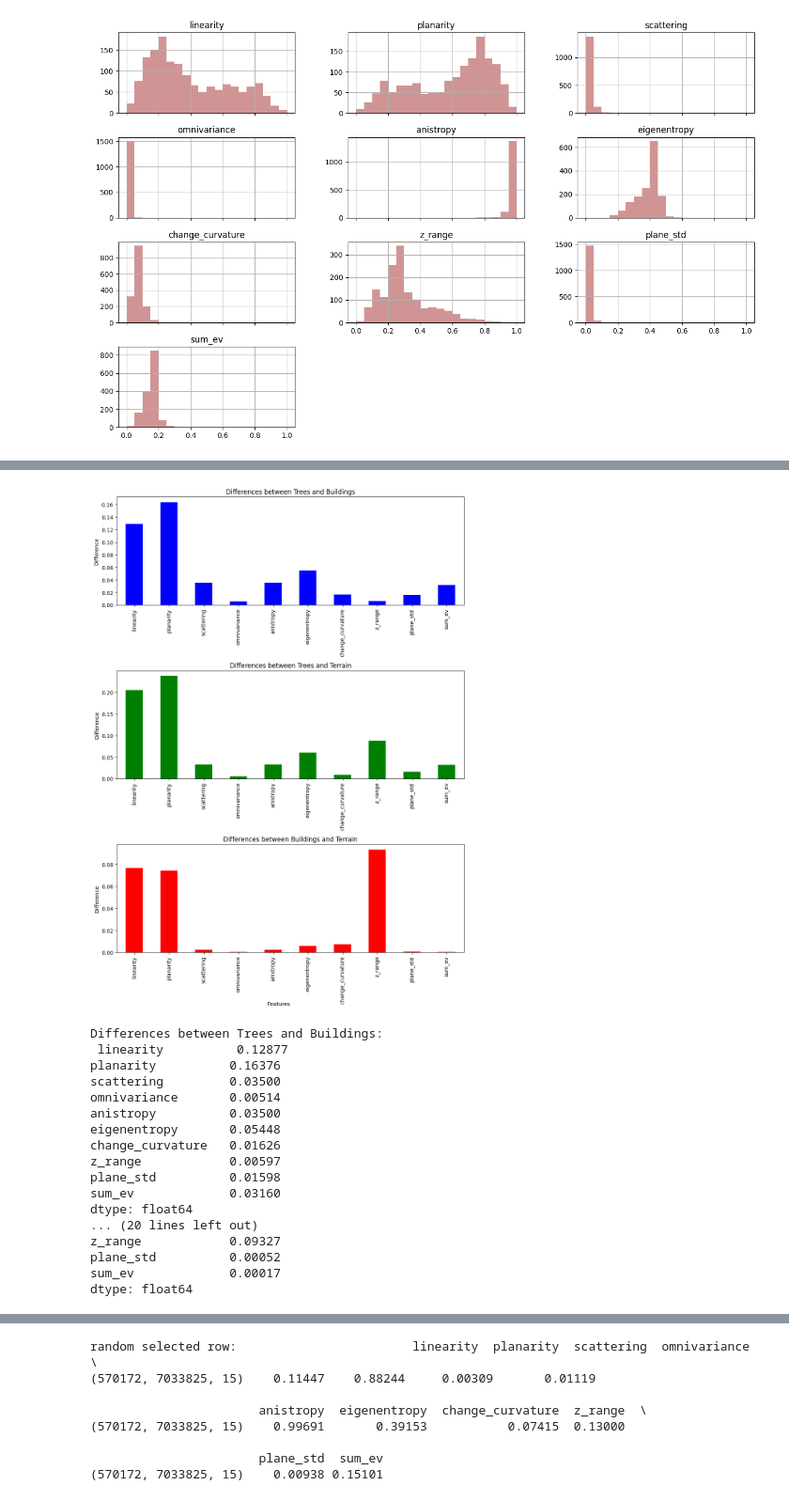
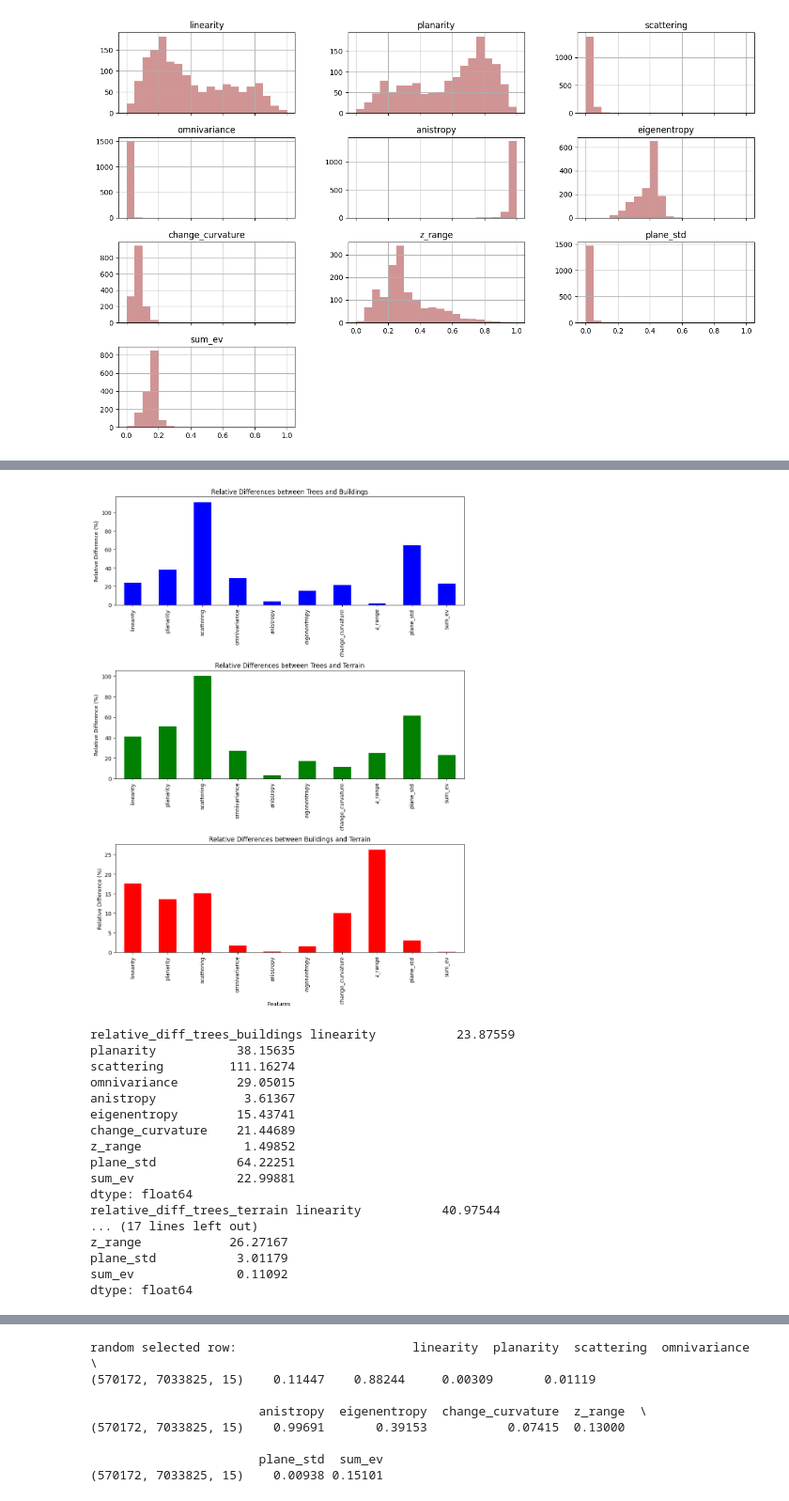
Before and after one commit to Lauvsnes1/TBA4256-3D-Digital-Modelling, a Jupyter notebook: final_project/final.ipynb, the cells around one changed output, grey strips where cells are left out. Shown at 94% size. Saved outputs shown, nothing was run; the diff lists cells and outputs as text; code cells hidden in the pictures.

```diff
--- a/final_project/final.ipynb
+++ b/final_project/final.ipynb
@@ -364,14 +364,14 @@ array([[<Axes: title={'center': 'linearity'}>,
 [figure]
 # %%
 # Calculate averages
-avg_trees = tree_df_filtered.mean()
-avg_buildings = building_df_filtered.mean()
-avg_terrain = terrain_df.mean()
+average_trees = tree_df_filtered.mean()
+average_buildings = building_df_filtered.mean()
+average_terrain = terrain_df.mean()
 
 # Display the averages
 print("Average for Trees:\n", average_trees)
 print()
-print("Average for Buildings:\n", average_buildings)
+print("Average for Buildings:\n",average_buildings)
 print()
 print("Average for Terrain:\n", average_terrain)
 print()
@@ -395,52 +395,54 @@ sum_ev             0.15339
 dtype: float64
 # %%
 # Calculate differences between categories for each feature
-diff_trees_buildings = abs(avg_trees - avg_buildings)
-diff_trees_terrain = abs(avg_trees - avg_terrain)
-diff_buildings_terrain = abs(avg_buildings - avg_terrain)
+# Calculate relative differences as a percentage
+relative_diff_trees_buildings = abs((avg_trees - avg_buildings) / ((avg_trees + avg_buildings) / 2)) * 100
+relative_diff_trees_terrain = abs((avg_trees - avg_terrain) / ((avg_trees + avg_terrain) / 2)) * 100
+relative_diff_buildings_terrain = abs((avg_buildings - avg_terrain) / ((avg_buildings + avg_terrain) / 2)) * 100
+
+
 
 # Create a figure and a set of subplots
 fig, axes = plt.subplots(nrows=3, ncols=1, figsize=(10, 15))
 
 # Plot each Series on its own subplot
-diff_trees_buildings.plot(kind='bar', ax=axes[0], color='blue', title='Differences between Trees and Buildings')
-diff_trees_terrain.plot(kind='bar', ax=axes[1], color='green', title='Differences between Trees and Terrain')
-diff_buildings_terrain.plot(kind='bar', ax=axes[2], color='red', title='Differences between Buildings and Terrain')
+relative_diff_trees_buildings.plot(kind='bar', ax=axes[0], color='blue', title='Relative Differences between Trees and Buildings')
+relative_diff_trees_terrain.plot(kind='bar', ax=axes[1], color='green', title='Relative Differences between Trees and Terrain')
+relative_diff_buildings_terrain.plot(kind='bar', ax=axes[2], color='red', title='Relative Differences between Buildings and Terrain')
 
 # Set labels for x and y axis
-axes[0].set_ylabel('Difference')
-axes[1].set_ylabel('Difference')
-axes[2].set_ylabel('Difference')
+axes[0].set_ylabel('Relative Difference (%)')
+axes[1].set_ylabel('Relative Difference (%)')
+axes[2].set_ylabel('Relative Difference (%)')
 
 # Set a common x label
 fig.text(0.5, 0.04, 'Features', ha='center', va='center')
 
 # Adjust layout
 plt.tight_layout(rect=[0, 0.03, 1, 0.95])
 
 # Show the plot
 plt.show()
-# Identify features with the largest differences
-# You might want to consider a threshold or just look for the top few features with the largest differences
-print("Differences between Trees and Buildings:\n", diff_trees_buildings)
-print("Differences between Trees and Terrain:\n", diff_trees_terrain)
-print("Differences between Buildings and Terrain:\n", diff_buildings_terrain)
+
+print('relative_diff_trees_buildings', relative_diff_trees_buildings)
+print('relative_diff_trees_terrain',relative_diff_trees_terrain)
+print('relative_diff_buildings_terrain',relative_diff_buildings_terrain)
 # %% [output]
-[figure, old version]
+[figure, new version]
-Differences between Trees and Buildings:
- linearity          0.12877
-planarity          0.16376
-scattering         0.03500
-omnivariance       0.00514
-anistropy          0.03500
-eigenentropy       0.05448
-change_curvature   0.01626
-z_range            0.00597
-plane_std          0.01598
-sum_ev             0.03160
+relative_diff_trees_buildings linearity           23.87559
+planarity           38.15635
+scattering         111.16274
+omnivariance        29.05015
+anistropy            3.61367
+eigenentropy        15.43741
+change_curvature    21.44689
+z_range              1.49852
+plane_std           64.22251
+sum_ev              22.99881
 dtype: float64
-... (20 lines left out)
-z_range            0.09327
-plane_std          0.00052
-sum_ev             0.00017
+relative_diff_trees_terrain linearity           40.97544
+... (17 lines left out)
+z_range            26.27167
+plane_std           3.01179
+sum_ev              0.11092
 dtype: float64
```
Also changed, not shown: parts of 11 cells of this notebook, 1 other file.
